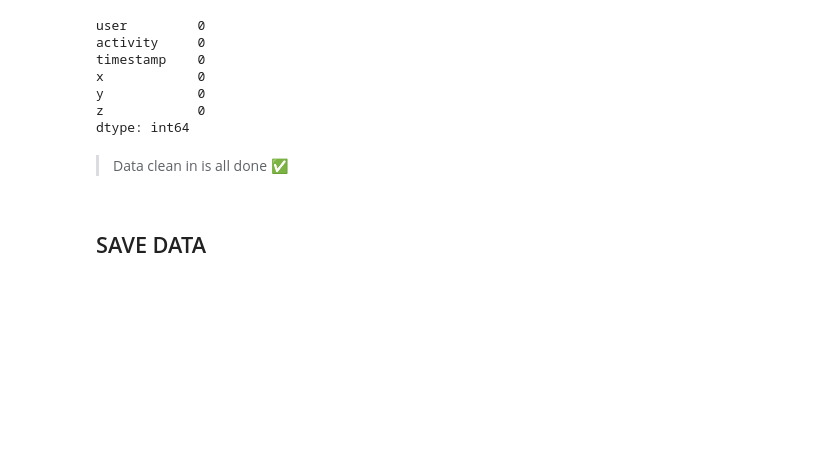
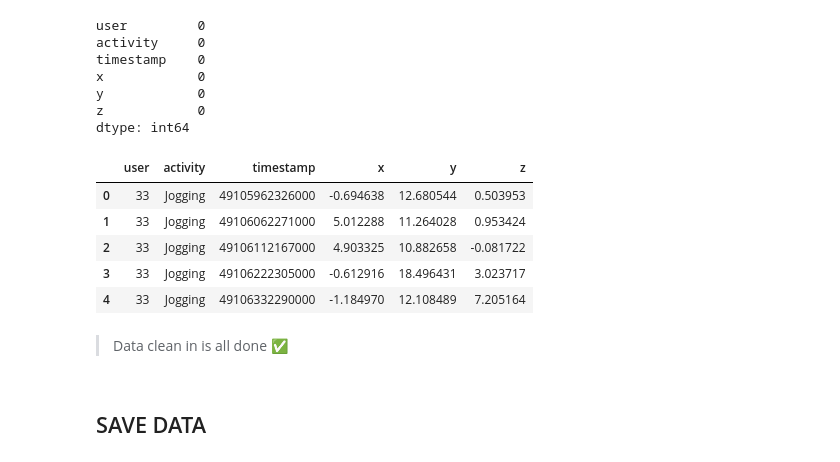
Before and after one commit to israelbarnabas/Federated-Learning-project, a Jupyter notebook: train.ipynb, the cells around one changed output. Cells and saved outputs as stored; diff of their text form; code cells hidden in the pictures; blank space fills up the shorter version.

```diff
--- a/train.ipynb
+++ b/train.ipynb
@@ -255,6 +255,21 @@ x            0
 y            0
 z            0
 dtype: int64
+# %%
+# Remove semicolons and whitespace
+df["z"] = df["z"].str.replace(";", "", regex=False).str.strip()
+
+# Now convert to float
+df["z"] = df["z"].astype(float)
+# %%
+df.head()
+# %% [output]
+|  | user | activity | timestamp | x | y | z |
+| 0 | 33 | Jogging | 49105962326000 | -0.694638 | 12.680544 | 0.503953 |
+| 1 | 33 | Jogging | 49106062271000 | 5.012288 | 11.264028 | 0.953424 |
+| 2 | 33 | Jogging | 49106112167000 | 4.903325 | 10.882658 | -0.081722 |
+| 3 | 33 | Jogging | 49106222305000 | -0.612916 | 18.496431 | 3.023717 |
+| 4 | 33 | Jogging | 49106332290000 | -1.184970 | 12.108489 | 7.205164 |
 # %% [markdown]
 > Data clean in is all done ✅
 # %% [markdown]
```
Also changed, not shown: parts of 2 cells of this notebook, 3 other files.
